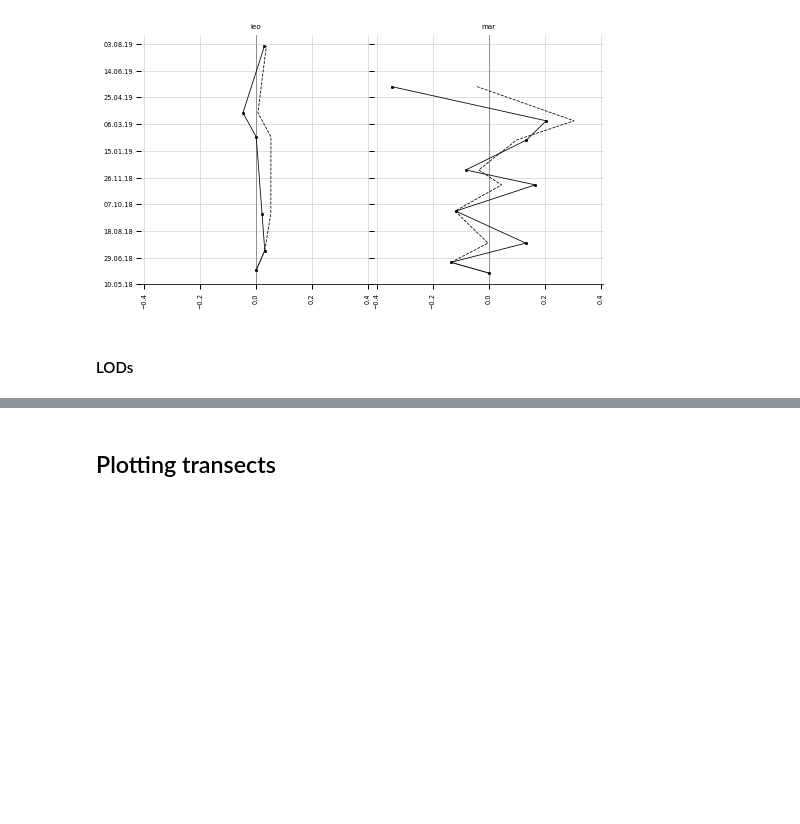
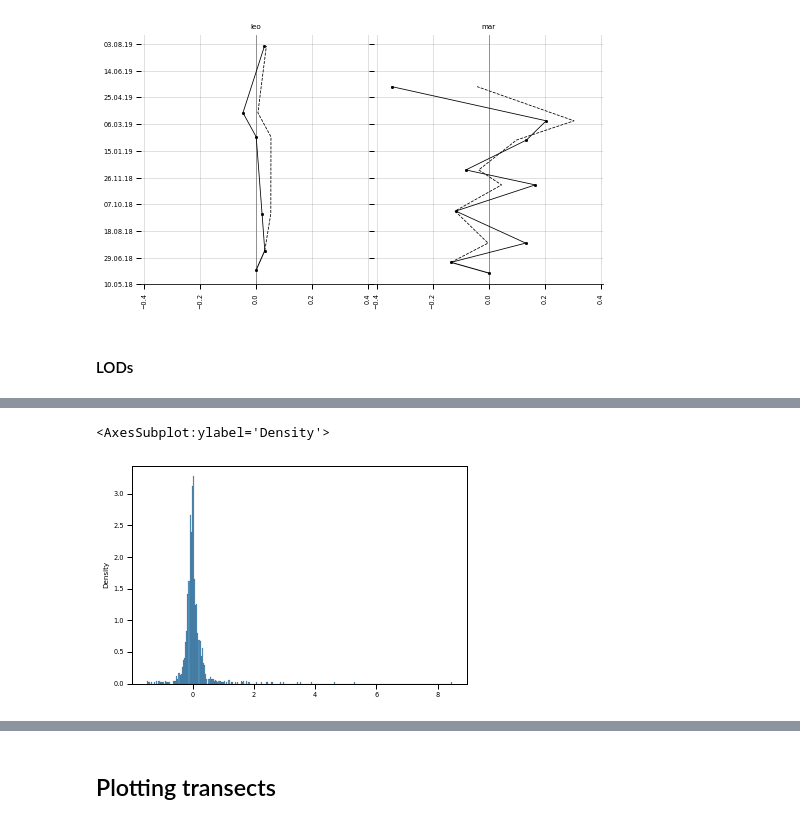
Before and after one commit to npucino/sandpyper, a Jupyter notebook: examples/Example_1_Profile_extraction-CLASS.ipynb, the cells around one changed output, grey strips where cells are left out. Cells and saved outputs as stored; diff of their text form; code cells hidden in the pictures; blank space fills up the shorter version.

```diff
--- a/examples/Example_1_Profile_extraction-CLASS.ipynb
+++ b/examples/Example_1_Profile_extraction-CLASS.ipynb
@@ -83,6 +83,3 @@ D.plot_mec_evolution(location_field="location",
 [figure]
 # %% [markdown]
 #### LODs
-# %%
-data=D.dh_df
-a=abs(data.groupby(["location","dt"]).dh.apply(np.array)[0])
@@ -183,0 +285,4 @@ get_lod_table(D.dh_df, alpha=0.05)
+# %%
+lod_df=D.dh_df.groupby(['location','dt']).count().reset_index()
+lod_df['lod']=lod_value
+lod_df[['location','dt','lod']]
@@ -183,0 +460,7 @@ get_lod_table(D.dh_df, alpha=0.05)
+# %%
+sb.histplot(data_out,kde=False, stat='density',
+                          line_kws=dict(edgecolor="w", linewidth=1)
+                             )
+# %% [output]
+<AxesSubplot:ylabel='Density'>
+[figure, added]
```
Also changed, not shown: parts of 15 cells of this notebook, 4 other files.
